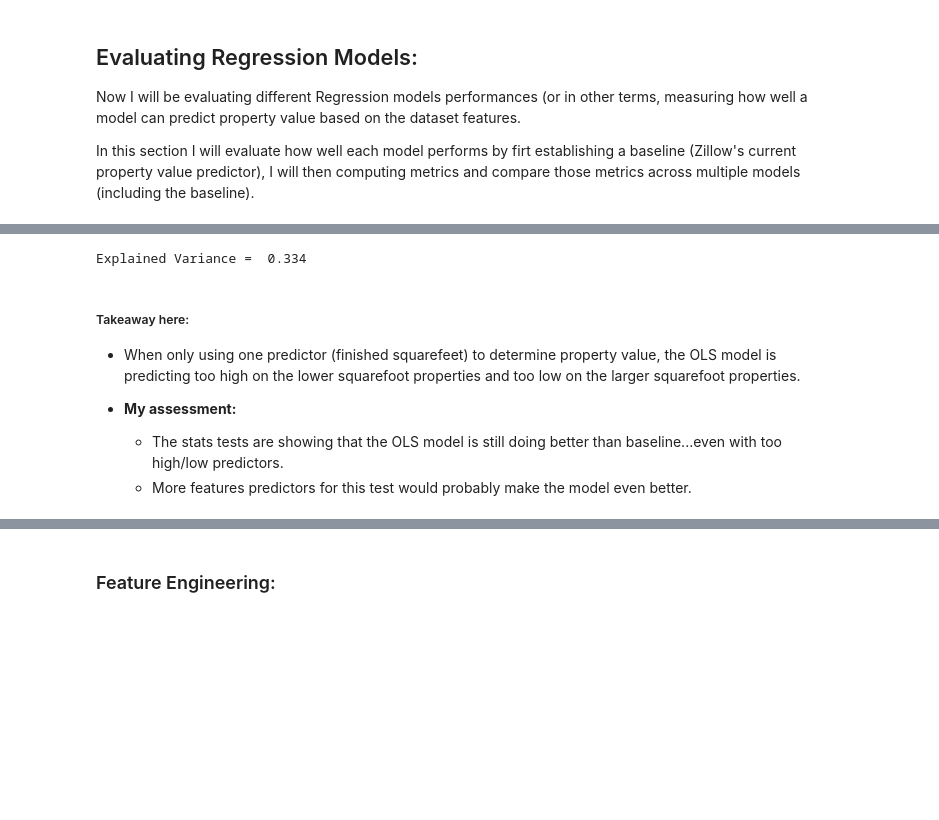
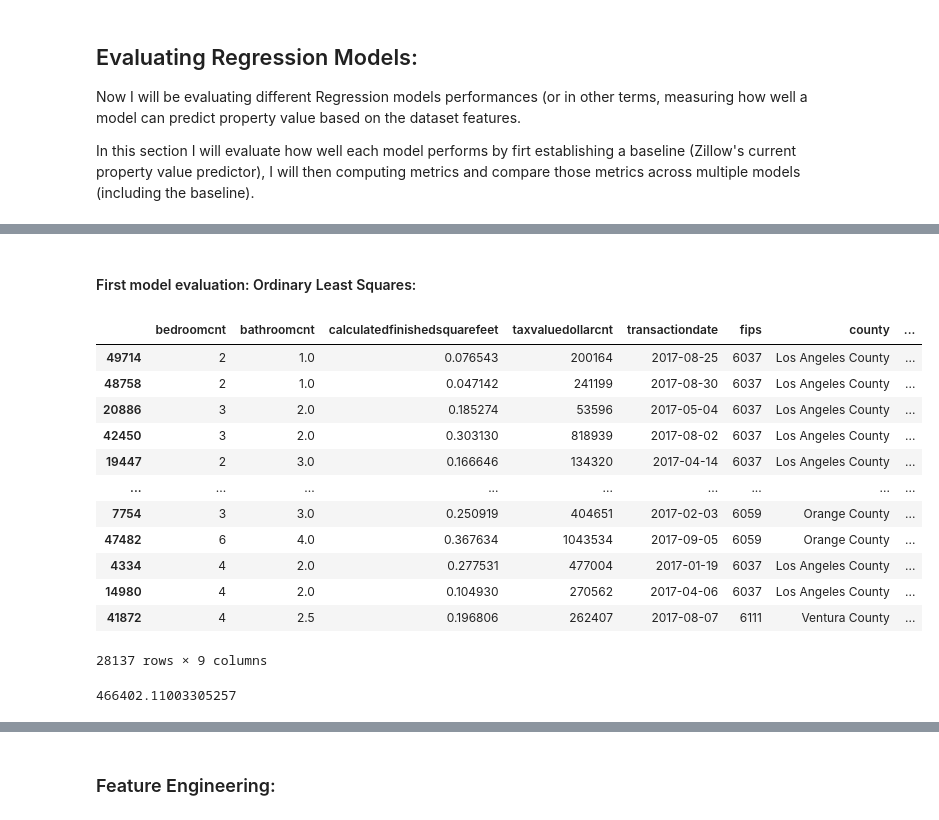
Before and after one commit to jeneyring/Regression_Final_Report, a Jupyter notebook: finalreport_ScratchPad.ipynb, the cells around one changed output, grey strips where cells are left out. Drawn from its saved outputs; the diff is of its cells as text; code cells hidden in the pictures; blank space fills up the shorter version.

Commit message:
modeling

```diff
--- a/finalreport_ScratchPad.ipynb
+++ b/finalreport_ScratchPad.ipynb
@@ -980,0 +851,9 @@ ________________________________________________________________________________
+# %%
+#using a modified copy of the list, I will use Min-Max scaling
+#MUST fit scaling to the train columns I am wanting to scale (ie columns_to_scale)
+train_scaled = train.copy()
+scaler = MinMaxScaler()
+columns_to_scale = ['calculatedfinishedsquarefeet']
+
+#A copy of train.                 #adding sklearn scaler.fit_transform to scale wanted columns
+train_scaled[columns_to_scale] = scaler.fit_transform(train[columns_to_scale])
@@ -989,12 +986,0 @@ In this section I will evaluate how well each model performs by firt establishin
-# %%
-
-# create the model object
-lm = LinearRegression(normalize=True)
-
-# fit the model to training data
-lm.fit(train_scaled[['calculatedfinishedsquarefeet']], train_scaled.taxvaluedollarcnt)
-
-# make prediction
-train_scaled['yhat'] = lm.predict(train_scaled[['calculatedfinishedsquarefeet']])
-
-train_scaled
@@ -1241,13 +987,33 @@ Text(103, 90, '')
-# %%
-evs = explained_variance_score(train_scaled.taxvaluedollarcnt, train_scaled.yhat)
-print('Explained Variance = ', round(evs,3))
-# %% [output]
-Explained Variance =  0.334
-# %% [markdown]
-##### Takeaway here:
-
-- When only using one predictor (finished squarefeet) to determine property value, the OLS model is predicting too high on the lower squarefoot properties and too low on the larger squarefoot properties.
-
-- <b>My assessment:
-    - The stats tests are showing that the OLS model is still doing better than baseline...even with too high/low predictors.
-    - More features predictors for this test would probably make the model even better.
+# %% [markdown]
+#### First model evaluation: Ordinary Least Squares:
+# %%
+# create the model object
+lm = LinearRegression(normalize=True)
+
+# fit the model to training data
+lm.fit(train_scaled[['calculatedfinishedsquarefeet','bedroomcnt','bathroomcnt']], train_scaled.taxvaluedollarcnt)
+
+# make prediction
+train_scaled['yhat'] = lm.predict(train_scaled[['calculatedfinishedsquarefeet','bedroomcnt','bathroomcnt']])
+
+train_scaled
+# %% [output]
+|  | bedroomcnt | bathroomcnt | calculatedfinishedsquarefeet | taxvaluedollarcnt | transactiondate | fips | county | ... |
+| 49714 | 2 | 1.0 | 0.076543 | 200164 | 2017-08-25 | 6037 | Los Angeles County | ... |
+| 48758 | 2 | 1.0 | 0.047142 | 241199 | 2017-08-30 | 6037 | Los Angeles County | ... |
+| 20886 | 3 | 2.0 | 0.185274 | 53596 | 2017-05-04 | 6037 | Los Angeles County | ... |
+| 42450 | 3 | 2.0 | 0.303130 | 818939 | 2017-08-02 | 6037 | Los Angeles County | ... |
+| 19447 | 2 | 3.0 | 0.166646 | 134320 | 2017-04-14 | 6037 | Los Angeles County | ... |
+| ... | ... | ... | ... | ... | ... | ... | ... | ... |
+| 7754 | 3 | 3.0 | 0.250919 | 404651 | 2017-02-03 | 6059 | Orange County | ... |
+| 47482 | 6 | 4.0 | 0.367634 | 1043534 | 2017-09-05 | 6059 | Orange County | ... |
+| 4334 | 4 | 2.0 | 0.277531 | 477004 | 2017-01-19 | 6037 | Los Angeles County | ... |
+| 14980 | 4 | 2.0 | 0.104930 | 270562 | 2017-04-06 | 6037 | Los Angeles County | ... |
+| 41872 | 4 | 2.5 | 0.196806 | 262407 | 2017-08-07 | 6111 | Ventura County | ... |
+28137 rows × 9 columns
+# %%
+#creating the zillow predictor baseline aka mean, of taxvaluedollarcnt(y)
+baseline = train_scaled.taxvaluedollarcnt.mean()
+baseline
+# %% [output]
+466402.11003305257
```
Also changed, not shown: parts of 77 cells of this notebook.
